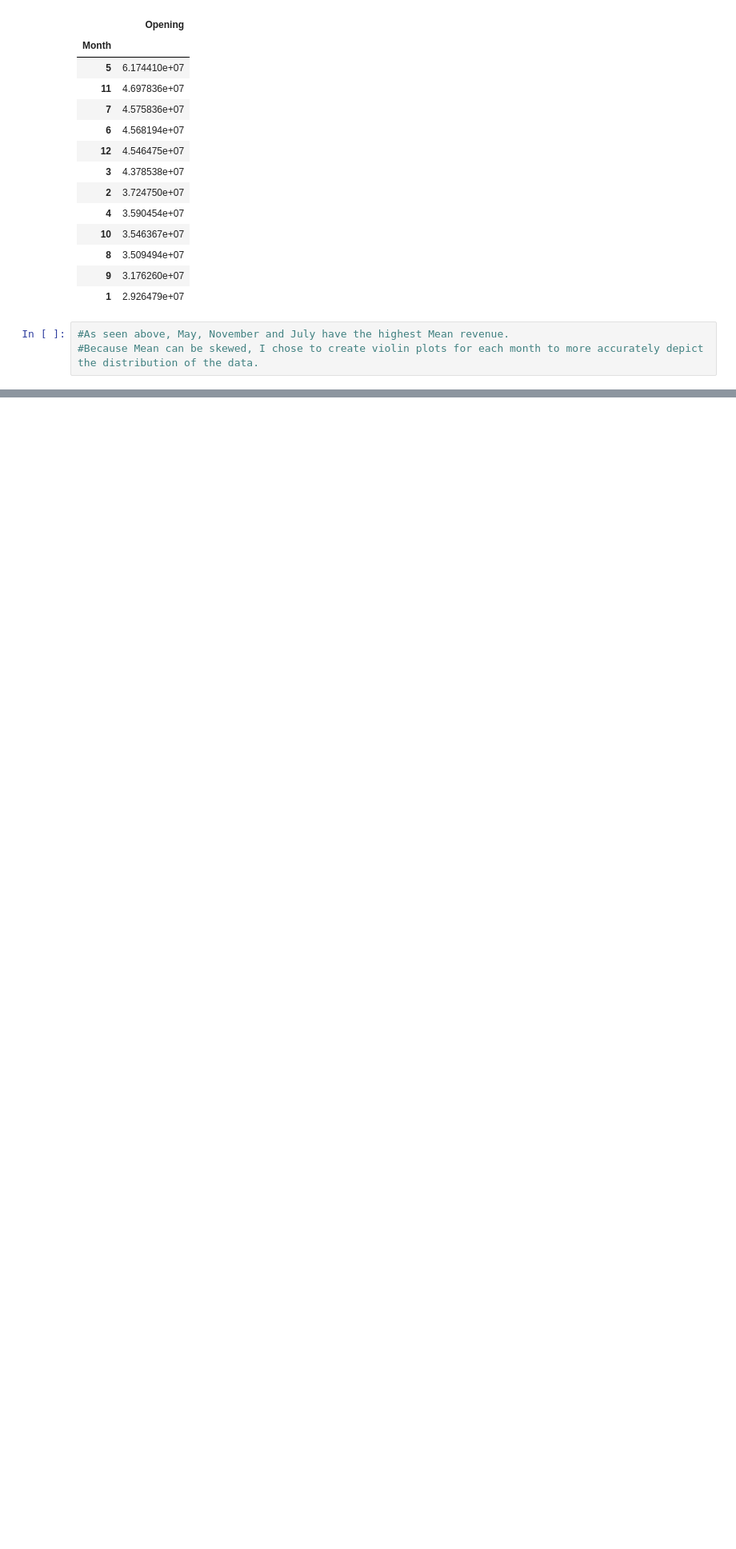
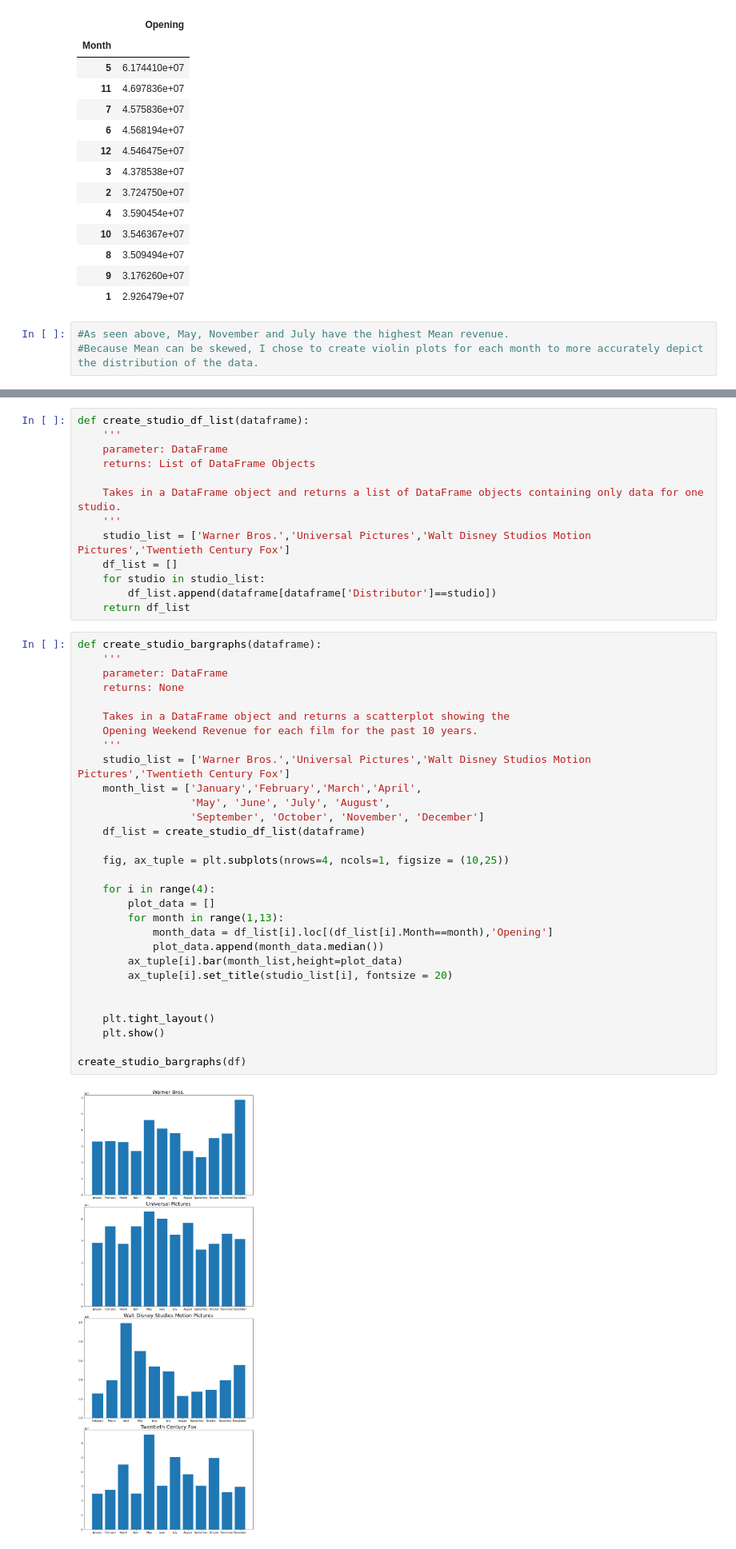
Before and after one commit to noodleybroodley/Opening-Weekend-Box-Office-Revenue, a Jupyter notebook: data/test.ipynb, the cells around one changed output, grey strips where cells are left out. Shown at 80% size. Drawn from its saved outputs; the diff is of its cells as text; blank space fills up the shorter version.

```diff
--- a/data/test.ipynb
+++ b/data/test.ipynb
@@ -162,0 +312,45 @@ Name: Month, dtype: int64
+# %%
+def create_studio_df_list(dataframe):
+	'''
+	parameter: DataFrame
+	returns: List of DataFrame Objects
+
+	Takes in a DataFrame object and returns a list of DataFrame objects containing only data for one studio.
+	'''
+	studio_list = ['Warner Bros.','Universal Pictures','Walt Disney Studios Motion Pictures','Twentieth Century Fox']
+	df_list = []
+	for studio in studio_list:
+		df_list.append(dataframe[dataframe['Distributor']==studio])
+	return df_list
+# %%
+def create_studio_bargraphs(dataframe):
+	'''
+	parameter: DataFrame
+	returns: None
+
+	Takes in a DataFrame object and returns a scatterplot showing the
+	Opening Weekend Revenue for each film for the past 10 years.
+	'''
+	studio_list = ['Warner Bros.','Universal Pictures','Walt Disney Studios Motion Pictures','Twentieth Century Fox']
+	month_list = ['January','February','March','April',
+	              'May', 'June', 'July', 'August',
+				  'September', 'October', 'November', 'December']
+	df_list = create_studio_df_list(dataframe)
+
+	fig, ax_tuple = plt.subplots(nrows=4, ncols=1, figsize = (10,25))
+
+	for i in range(4):
+		plot_data = []
+		for month in range(1,13):
+			month_data = df_list[i].loc[(df_list[i].Month==month),'Opening']
+			plot_data.append(month_data.median())
+		ax_tuple[i].bar(month_list,height=plot_data)
+		ax_tuple[i].set_title(studio_list[i], fontsize = 20)
+
+
+	plt.tight_layout()
+	plt.show()
+
+create_studio_bargraphs(df)
+# %% [output]
+[figure, added]
```
Also changed, not shown: parts of 12 cells of this notebook, 1 other file.
